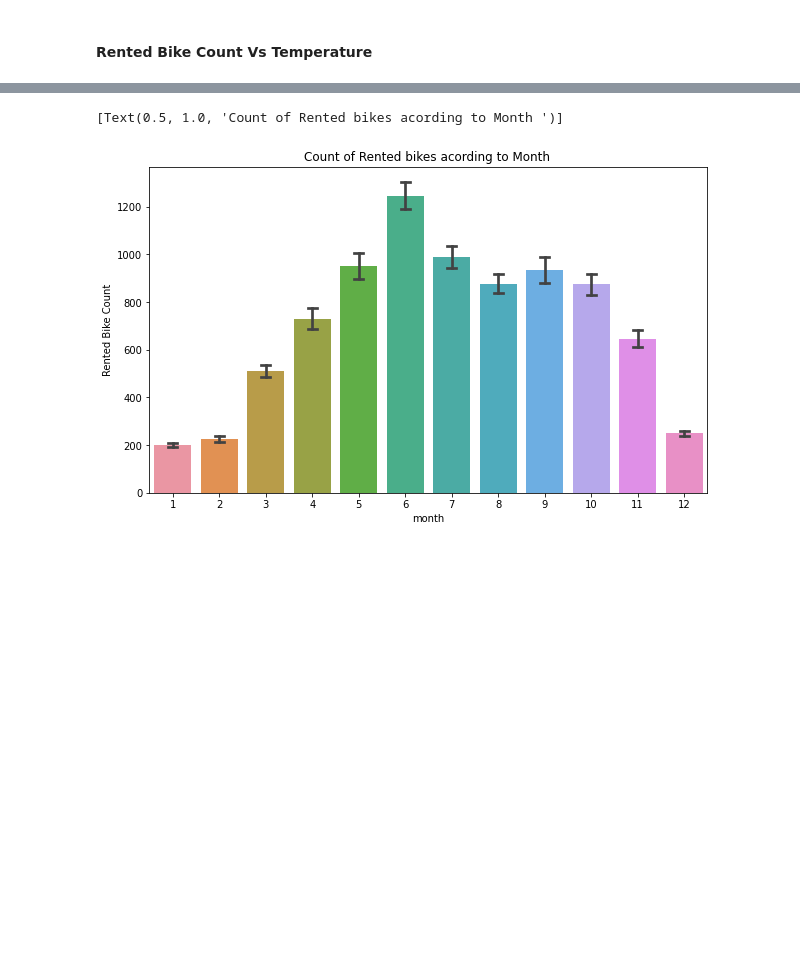
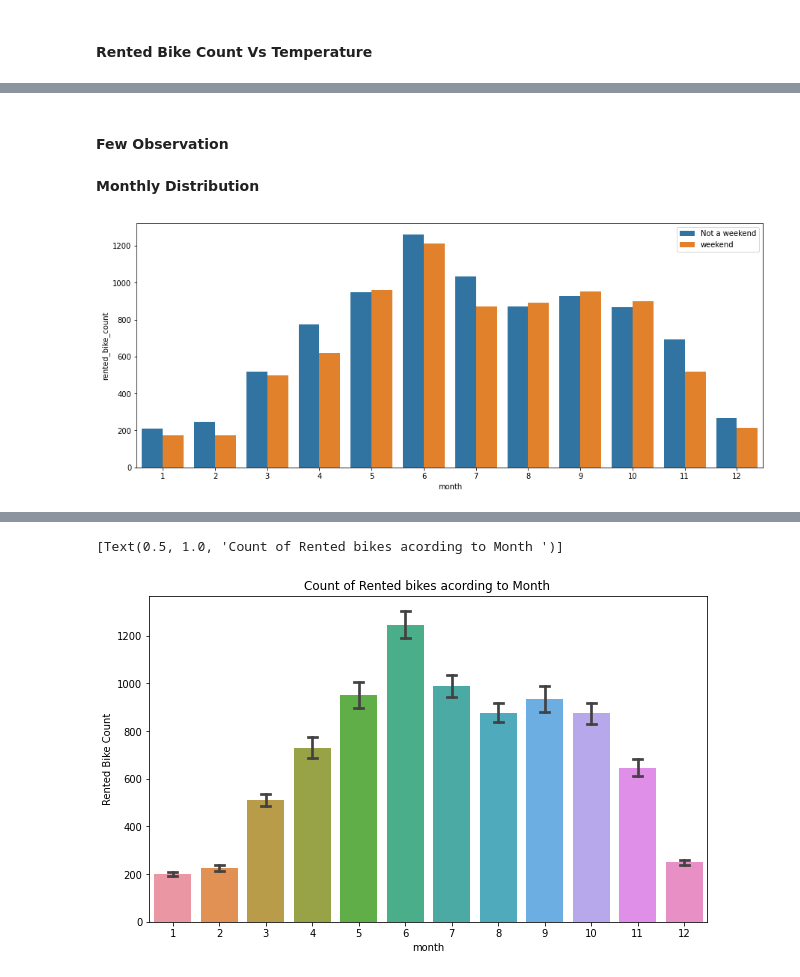
Before and after one commit to Navneet2409/bike-sharing-demand-prediction, a Jupyter notebook: Bike_Sharing_Notebook_Navneet_Keshri.ipynb, the cells around one changed output, grey strips where cells are left out. Saved outputs shown, nothing was run; the diff lists cells and outputs as text; code cells hidden in the pictures; blank space fills up the shorter version.

```diff
--- a/Bike_Sharing_Notebook_Navneet_Keshri.ipynb
+++ b/Bike_Sharing_Notebook_Navneet_Keshri.ipynb
@@ -497,0 +532,15 @@ Lots of outlier points for a particular seasons. This is most likely due to vari
+# %% [markdown]
+#### <b>Few Observation
+# %% [markdown]
+<b>Monthly Distribution
+# %%
+# Average Monthly Count Distribution plot
+f, axes = plt.subplots(nrows=1, ncols=1, figsize=(15, 6))
+group_month = bike_df.groupby(['month', 'weekend'])['rented_bike_count'].mean().reset_index()
+sns.barplot(data=group_month, x='month', y='rented_bike_count', hue='weekend')
+ax.set(xlabel='Month', ylabel='rented_bike_count', title='Average bike rentals per Month')
+handles, _ = axes.get_legend_handles_labels()
+axes.legend(handles, ['Not a weekend', 'weekend'])
+plt.show()
+# %% [output]
+[figure, added]
```
Also changed, not shown: parts of 29 cells of this notebook.
